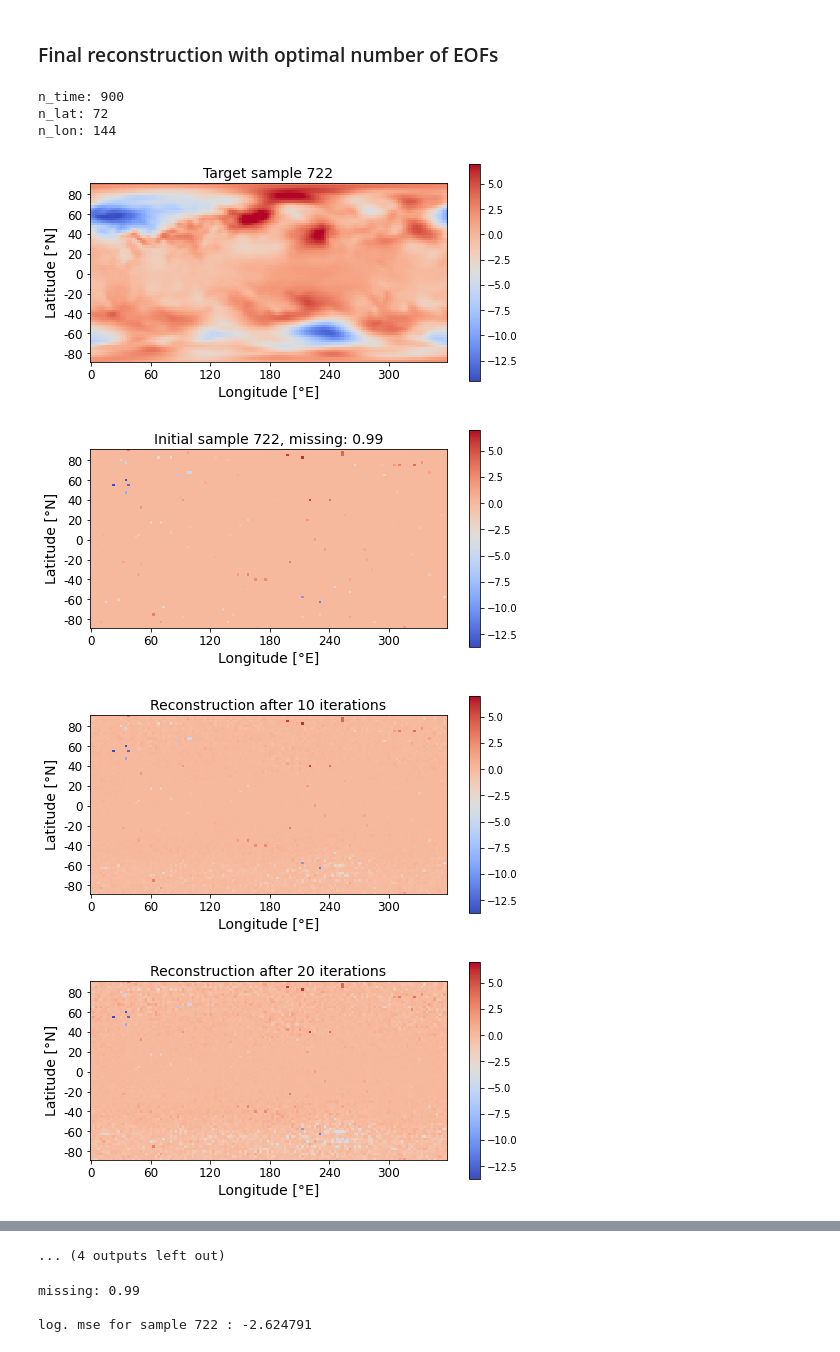
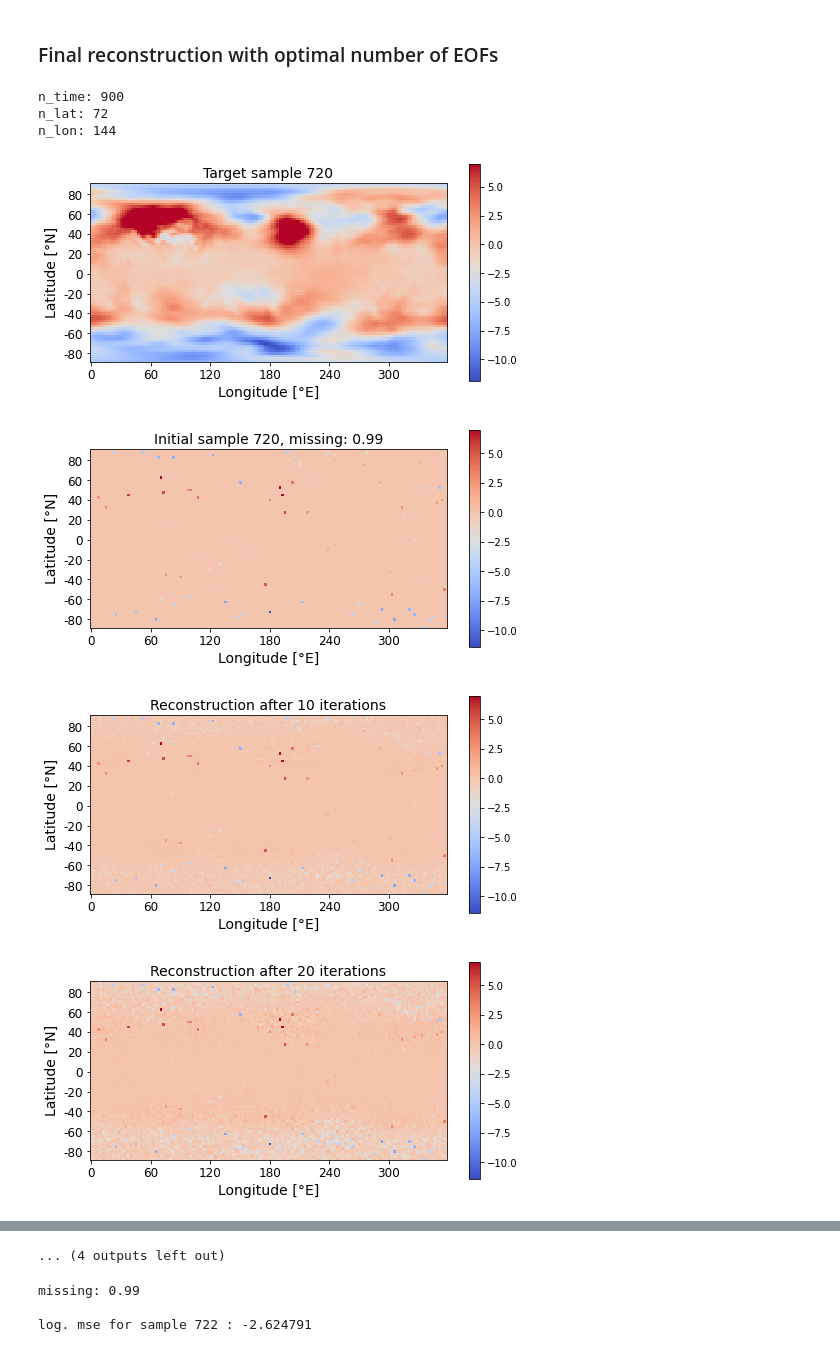
Before and after one commit to MarcoLandtHayen/reconstruct_missing_data, a Jupyter notebook: notebooks/07abe_slp_CESM_FOCI_realworld_DINEOF.ipynb, the cells around one changed output, grey strips where cells are left out. Drawn from its saved outputs; the diff is of its cells as text; code cells hidden in the pictures.

```diff
--- a/notebooks/07abe_slp_CESM_FOCI_realworld_DINEOF.ipynb
+++ b/notebooks/07abe_slp_CESM_FOCI_realworld_DINEOF.ipynb
@@ -224,7 +224,7 @@ print('n_lon:',feature_anomaly.shape[2])
 n_lat = feature_anomaly.shape[1]
 
 # Pick sample to track during reconstruction:
-sample = 722 # Which is validation sample 2, used for reconstruction with all final models. Pick the same sample, for comparison.
+sample = 720 # Which is first test sample, used for reconstruction with all final models. Pick the same sample, for comparison.
 
 # Plot Target:
 fig, ax = plt.subplots(figsize=(8, 4))
@@ -302,34 +302,34 @@ plt.show()
 # Plot Target again, for comparision:
 fig, ax = plt.subplots(figsize=(8, 4))
 im = plt.imshow(feature_anomaly_flat_zeromean[sample].reshape(n_lat,n_lon), cmap="coolwarm", interpolation='nearest', vmax=7.0)
 cbar = plt.colorbar(im)
 cbar.set_label('', fontsize=14)
 plt.title('Target sample '+str(sample), fontsize=14)
 plt.xlabel('Longitude [°E]', fontsize=14)
 plt.ylabel('Latitude [°N]', fontsize=14)
 plt.xticks(np.arange(0, 144, step=24), [0, 60, 120, 180, 240, 300], fontsize=12)
 plt.yticks(np.arange(4, 72, step=8), [80, 60, 40, 20, 0, -20, -40, -60, -80], fontsize=12)
 plt.show()
 
 ## Compute total loss on final reconstruction.
 ## Note: Need to de-mean and scale fields to [0,1] with min/max obtained from "hypothetical" training samples, as for U-Net models.
 feature_anomaly_flat_zeromean_demean_scaled = ((feature_anomaly_flat_zeromean + np.mean(feature_anomaly_flat,axis=0)) - train_min) / (train_max - train_min)
 #feature_anomaly_flat_zeromean_reconstruct_demean_scaled = ((feature_anomaly_flat_zeromean_reconstruct + np.mean(feature_anomaly_flat,axis=0)) - train_min) / (train_max - train_min)
 feature_anomaly_flat_zeromean_missing_demean_scaled = ((feature_anomaly_flat_zeromean_missing + np.mean(feature_anomaly_flat,axis=0)) - train_min) / (train_max - train_min)
 
 # Print selected parameters:
 print('seed:', seed)
 print('n_eof:', n_eof)
 print('n_iter:', n_iter)
 
 # Note: From the reconstruction, we only use the missing grid points as update.
 print('log. train_loss: ',np.log10(np.mean((feature_anomaly_flat_zeromean_demean_scaled[:n_train] - feature_anomaly_flat_zeromean_missing_demean_scaled[:n_train])**2)))
 print('log. val_loss: ',np.log10(np.mean((feature_anomaly_flat_zeromean_demean_scaled[n_train:] - feature_anomaly_flat_zeromean_missing_demean_scaled[n_train:])**2)))
 # %% [output]
 n_time: 900
 n_lat: 72
 n_lon: 144
-[figure, old version]
+[figure, new version]
-[figure, old version]
+[figure, new version]
-[figure, old version]
+[figure, new version]
-[figure, old version]
+[figure, new version]
```
Also changed, not shown: parts of 2 cells of this notebook, 14 other files.
